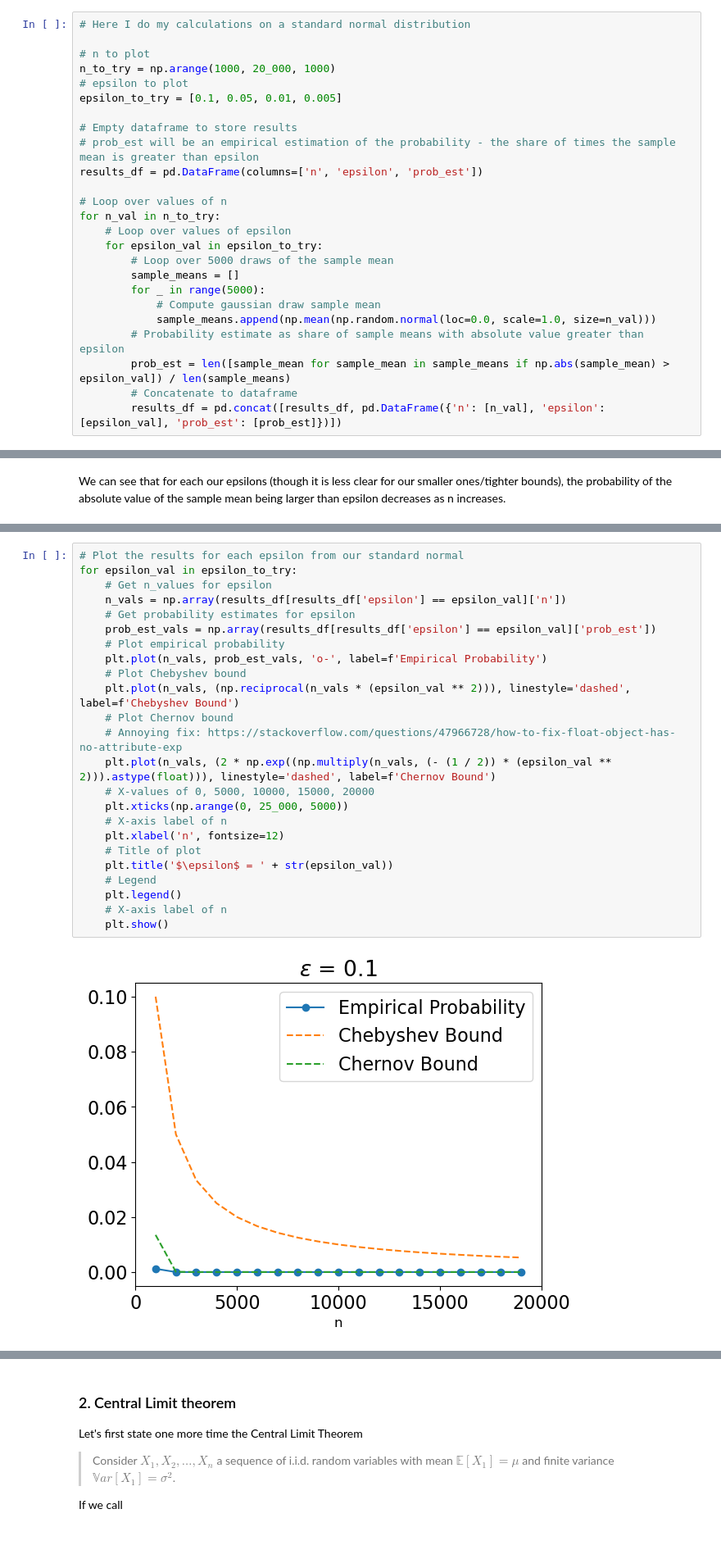
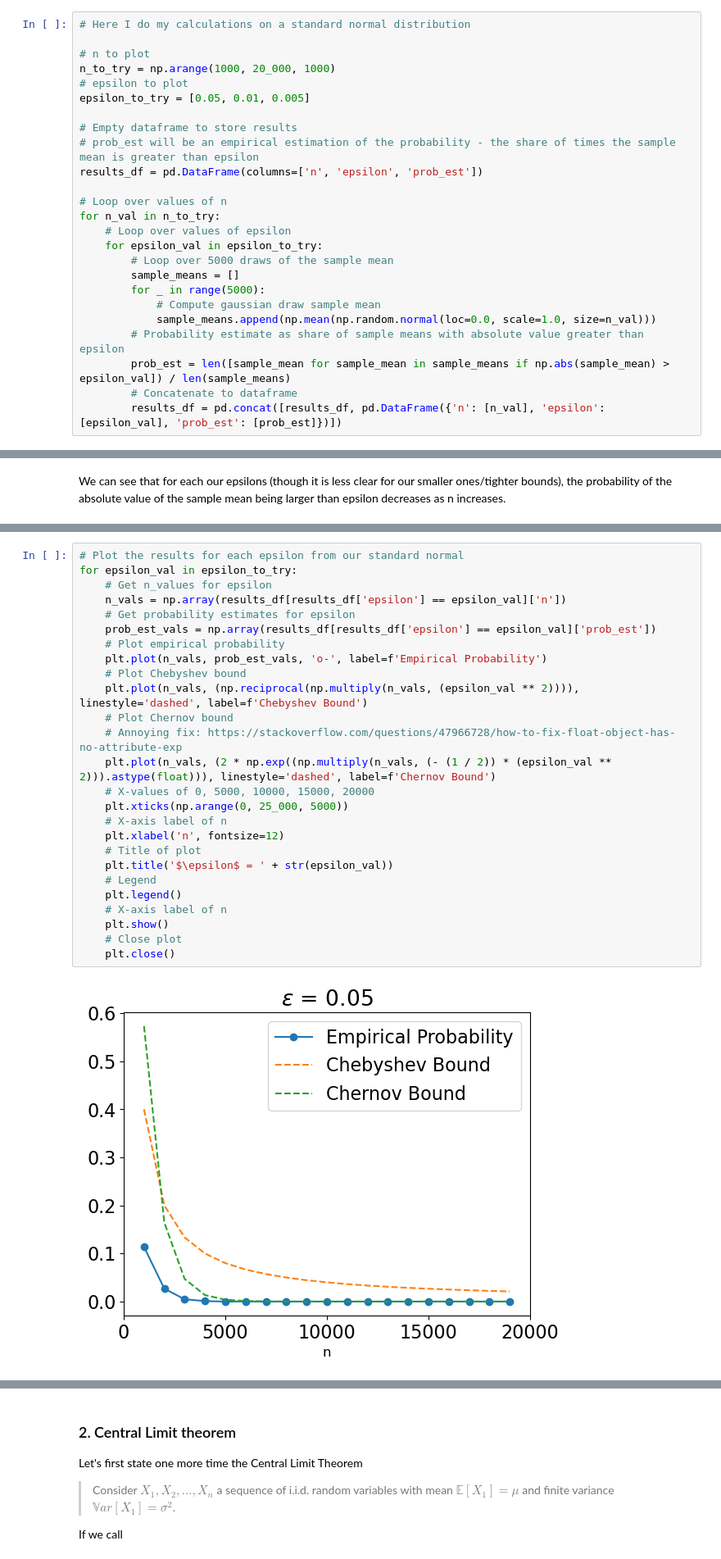
Before and after one commit to UCB-stat-201a-fall23/project02-ijyliu, a Jupyter notebook: Project02-Concentration.ipynb, the cells around one changed output, grey strips where cells are left out. Shown: that part at 82% size. Drawn from its saved outputs; the diff is of its cells as text.

Commit message:
need to fix bounds

```diff
--- a/Project02-Concentration.ipynb
+++ b/Project02-Concentration.ipynb
@@ -131,7 +131,7 @@ Now, instead of evaluating the value of $\bar X_n$, compute the probability $\ma
 # n to plot
 n_to_try = np.arange(1000, 20_000, 1000)
 # epsilon to plot
-epsilon_to_try = [0.1, 0.05, 0.01, 0.005]
+epsilon_to_try = [0.05, 0.01, 0.005]
 
 # Empty dataframe to store results
 # prob_est will be an empirical estimation of the probability - the share of times the sample mean is greater than epsilon
@@ -192,26 +191,28 @@ At the end of the day, you should obtain something like this
 # %%
 # Plot the results for each epsilon from our standard normal
 for epsilon_val in epsilon_to_try:
     # Get n_values for epsilon
     n_vals = np.array(results_df[results_df['epsilon'] == epsilon_val]['n'])
     # Get probability estimates for epsilon
     prob_est_vals = np.array(results_df[results_df['epsilon'] == epsilon_val]['prob_est'])
     # Plot empirical probability
     plt.plot(n_vals, prob_est_vals, 'o-', label=f'Empirical Probability')
     # Plot Chebyshev bound
-    plt.plot(n_vals, (np.reciprocal(n_vals * (epsilon_val ** 2))), linestyle='dashed', label=f'Chebyshev Bound')
+    plt.plot(n_vals, (np.reciprocal(np.multiply(n_vals, (epsilon_val ** 2)))), linestyle='dashed', label=f'Chebyshev Bound')
     # Plot Chernov bound
     # Annoying fix: https://stackoverflow.com/questions/47966728/how-to-fix-float-object-has-no-attribute-exp
     plt.plot(n_vals, (2 * np.exp((np.multiply(n_vals, (- (1 / 2)) * (epsilon_val ** 2))).astype(float))), linestyle='dashed', label=f'Chernov Bound')
     # X-values of 0, 5000, 10000, 15000, 20000
     plt.xticks(np.arange(0, 25_000, 5000))
     # X-axis label of n
     plt.xlabel('n', fontsize=12)
     # Title of plot
     plt.title('$\epsilon$ = ' + str(epsilon_val))
     # Legend
     plt.legend()
     # X-axis label of n
     plt.show()
+    # Close plot
+    plt.close()
 # %% [output]
-[figure, old version]
+[figure, new version]
```
Also changed, not shown: parts of 3 cells of this notebook.
